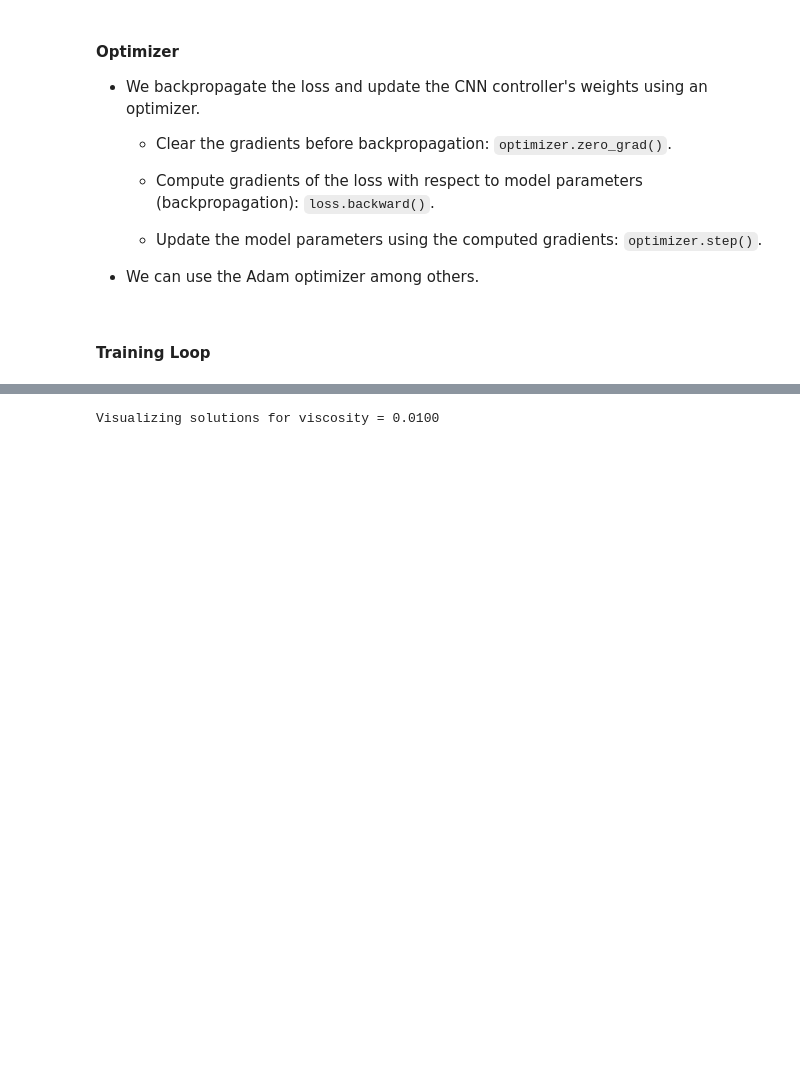
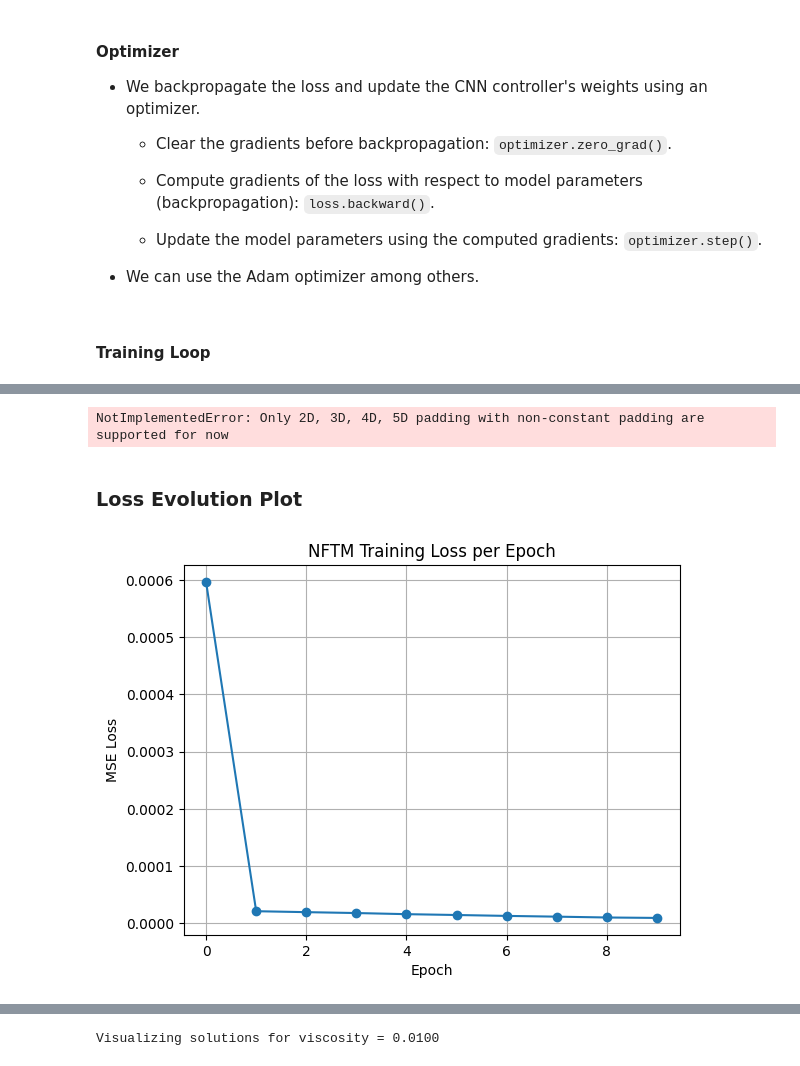
Before and after one commit to Samuel-Chapuis/CS-NFTM-Fork, a Jupyter notebook: NFTM_for_Physic/CNN_burgers_1D.ipynb, the cells around one changed output, grey strips where cells are left out. Cells and saved outputs as stored; diff of their text form; code cells hidden in the pictures; blank space fills up the shorter version.

```diff
--- a/NFTM_for_Physic/CNN_burgers_1D.ipynb
+++ b/NFTM_for_Physic/CNN_burgers_1D.ipynb
@@ -185,20 +182,3 @@ Viscosity values: [0.10000000149011612, 0.009999999776482582, 0.5, 0.00100000004
-# %%
-# Choose value of the patch radius r:
-r = 1
-
-# Patch size:
-patch_size = 2 * r + 1
-
-# Need to extend the field at the edges (add padding) so all patches have a full size: 2r + 1.
-# Create a padded tensor by adding r points on both ends of the tensor, new size of tensor: N + 2r
-padded_field = nn.functional.pad(initial_field, (r, r), mode='replicate')  # shape (1, N + 2r)
-
-# For each spatial point, we extract the local neighbours (patch) of size 2r + 1:
-patches = padded_field.unfold(dimension = 1, size = patch_size, step = 1) # shape (1, N, 2r + 1)
-
-# print(patches.shape)
-batch_size = patches.shape[0]
-patch_size = patches.shape[2]
 # %% [markdown]
 #### CNN controller
 
@@ -289,7 +304,7 @@ mse_loss = nn.MSELoss() # LOSS FUNCTION
 
 * We can use the Adam optimizer among others.
 # %%
-optimizer = torch.optim.Adam(cnn_controller.parameters(), lr = 0.001) # OPTIMIZER
+optimizer = torch.optim.Adam(cnn_controller.parameters(), lr=1e-3) # OPTIMIZER
 # %% [markdown]
 #### Training Loop
 # %%
@@ -367,0 +348,36 @@ Epoch 50/50, Cost: 0.039253
+# %%
+# Define rollout parameters
+viscosity_index = viscosities.index(0.01)
+ground_truth = datasets[viscosity_index][0].cpu().numpy()  # (T, N)
+initial_field = datasets[viscosity_index][0, 0]           # torch tensor, shape (N,)
+viscosity_value = viscosities[viscosity_index]
+T, N = ground_truth.shape
+pad_amt = (3 - 1) // 2
+field = initial_field.clone().to(device)  # shape (N,)
+pred_trajectory = torch.zeros((T, N), device=device)
+pred_trajectory[0] = field
+
+cnn_controller.eval()
+with torch.no_grad():
+    for t in range(1, T):
+        # Create spatial patches for entire field
+        field_padded = torch.nn.functional.pad(field, (pad_amt, pad_amt), mode='reflect')
+        patches = field_padded.unfold(0, 3, 1)  # shape (N, patch_size)
+        nu_batch = torch.full((N, 1), viscosity_value, device=device)
+        field = cnn_controller(patches, nu_batch).squeeze(-1)  # shape (N,)
+        pred_trajectory[t] = field
+fields_pred = pred_trajectory.cpu().numpy()
+# %% [output]
+NotImplementedError: Only 2D, 3D, 4D, 5D padding with non-constant padding are supported for now
+# %% [markdown]
+### Loss Evolution Plot
+# %%
+plt.figure()
+plt.plot(epoch_losses, marker='o')
+plt.xlabel('Epoch')
+plt.ylabel('MSE Loss')
+plt.title('NFTM Training Loss per Epoch')
+plt.grid(True)
+plt.show()
+# %% [output]
+[figure, added]
```
Also changed, not shown: parts of 16 cells of this notebook.
